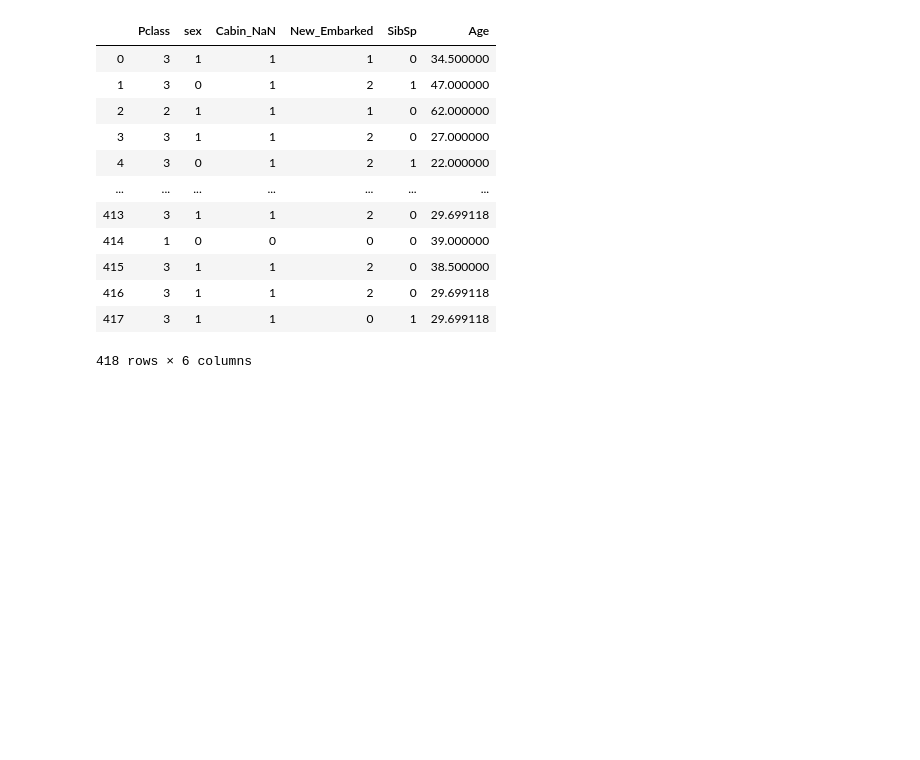
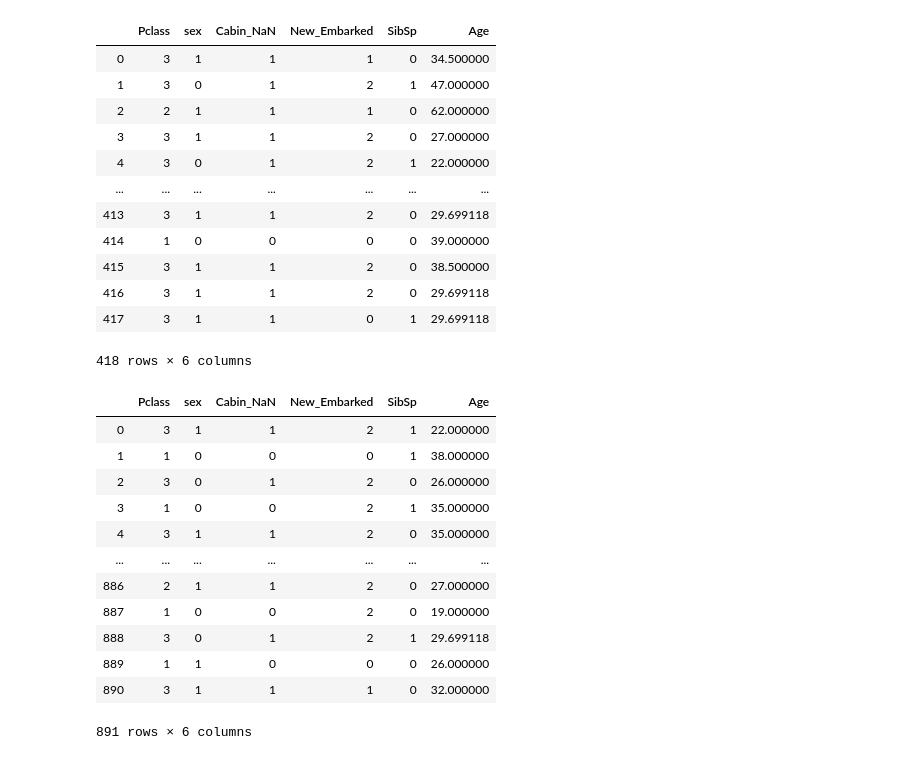
Before and after one commit to h2o4sure01/titanic-prediction, a Jupyter notebook: titanic prediction.ipynb, the cells around one changed output. Drawn from its saved outputs; the diff is of its cells as text; code cells hidden in the pictures; blank space fills up the shorter version.

```diff
--- a/titanic prediction.ipynb
+++ b/titanic prediction.ipynb
@@ -149,3 +148,19 @@ df_test
 | 416 | 3 | 1 | 1 | 2 | 0 | 29.699118 |
 | 417 | 3 | 1 | 1 | 0 | 1 | 29.699118 |
 418 rows × 6 columns
+# %%
+df_train
+# %% [output]
+|  | Pclass | sex | Cabin_NaN | New_Embarked | SibSp | Age |
+| 0 | 3 | 1 | 1 | 2 | 1 | 22.000000 |
+| 1 | 1 | 0 | 0 | 0 | 1 | 38.000000 |
+| 2 | 3 | 0 | 1 | 2 | 0 | 26.000000 |
+| 3 | 1 | 0 | 0 | 2 | 1 | 35.000000 |
+| 4 | 3 | 1 | 1 | 2 | 0 | 35.000000 |
+| ... | ... | ... | ... | ... | ... | ... |
+| 886 | 2 | 1 | 1 | 2 | 0 | 27.000000 |
+| 887 | 1 | 0 | 0 | 2 | 0 | 19.000000 |
+| 888 | 3 | 0 | 1 | 2 | 1 | 29.699118 |
+| 889 | 1 | 1 | 0 | 0 | 0 | 26.000000 |
+| 890 | 3 | 1 | 1 | 1 | 0 | 32.000000 |
+891 rows × 6 columns
```
Also changed, not shown: parts of 5 cells of this notebook.
